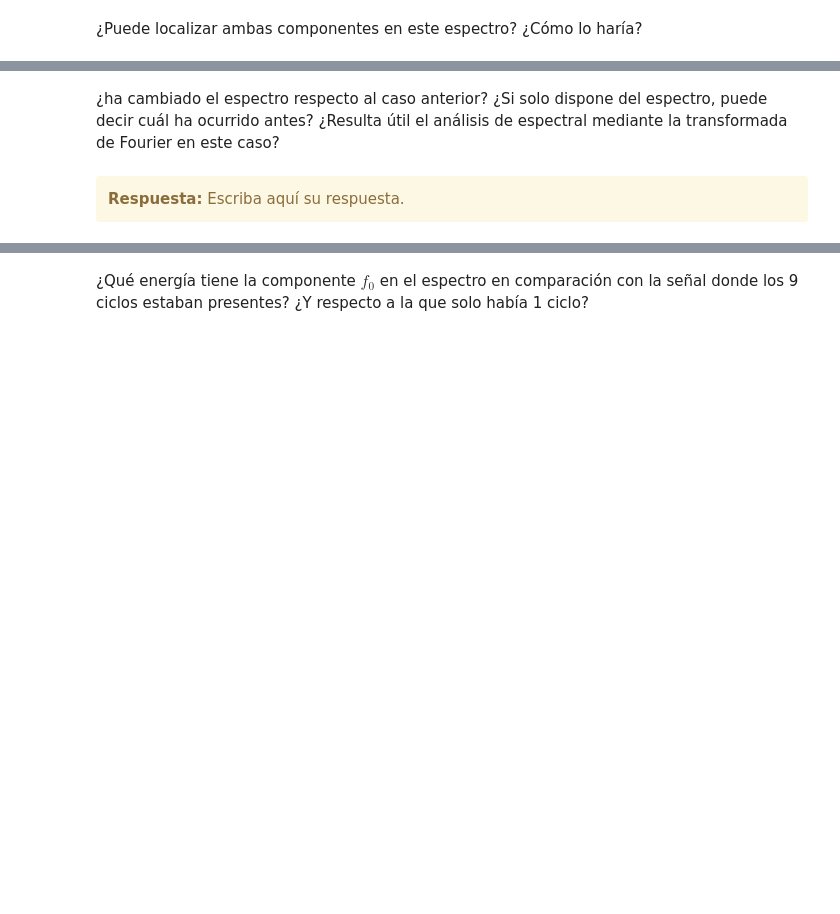
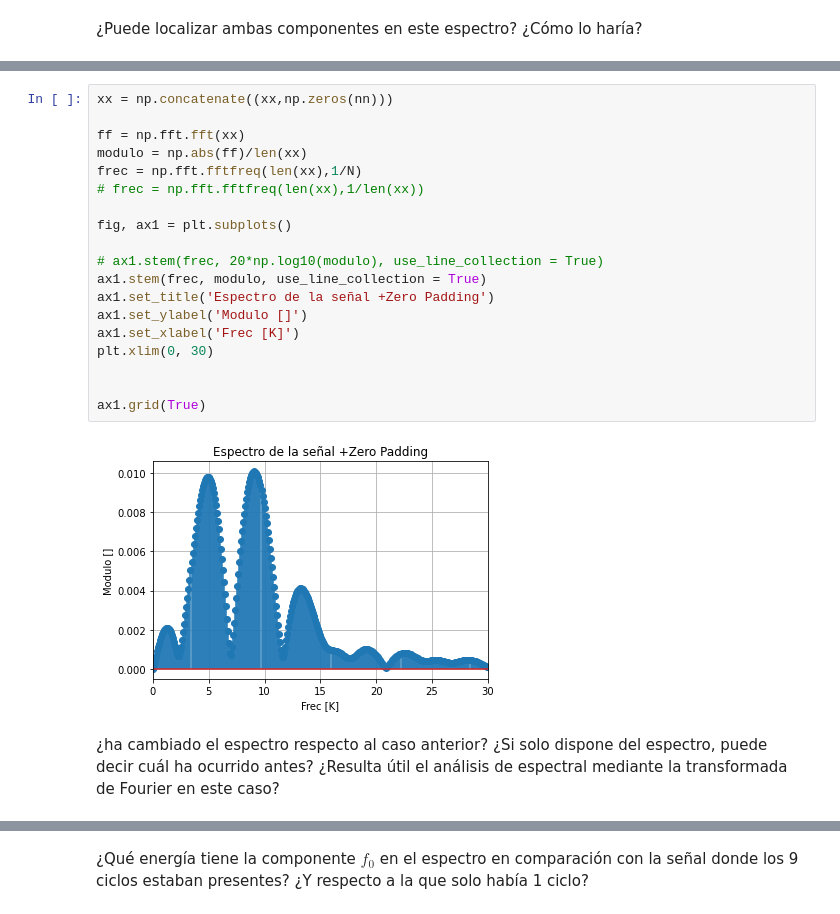
Before and after one commit to fcatuogno/PDS_TPs, a Jupyter notebook: TP1 - Muestreo de señales - Forurier.ipynb, the cells around one changed output, grey strips where cells are left out. Cells and saved outputs as stored; diff of their text form; blank space fills up the shorter version.

```diff
--- a/TP1 - Muestreo de señales - Forurier.ipynb
+++ b/TP1 - Muestreo de señales - Forurier.ipynb
@@ -972,6 +1112,23 @@ HTML(df.to_html())
+# %%
+xx = np.concatenate((xx,np.zeros(nn)))
+
+ff = np.fft.fft(xx)
+modulo = np.abs(ff)/len(xx)
+frec = np.fft.fftfreq(len(xx),1/N)
+# frec = np.fft.fftfreq(len(xx),1/len(xx))
+
+fig, ax1 = plt.subplots()
+
+# ax1.stem(frec, 20*np.log10(modulo), use_line_collection = True)
+ax1.stem(frec, modulo, use_line_collection = True)
+ax1.set_title('Espectro de la señal +Zero Padding')
+ax1.set_ylabel('Modulo []')
+ax1.set_xlabel('Frec [K]')
+plt.xlim(0, 30)
+
+
+ax1.grid(True)
+# %% [output]
+[figure, added]
 # %% [markdown]
 ¿ha cambiado el espectro respecto al caso anterior? ¿Si solo dispone del espectro, puede decir cuál ha ocurrido antes? ¿Resulta útil el análisis de espectral mediante la transformada de Fourier en este caso?
-# %% [markdown]
-<div class="alert alert-block alert-warning">
-<b>Respuesta:</b> Escriba aquí su respuesta.
-</div>
```
Also changed, not shown: parts of 15 cells of this notebook.
